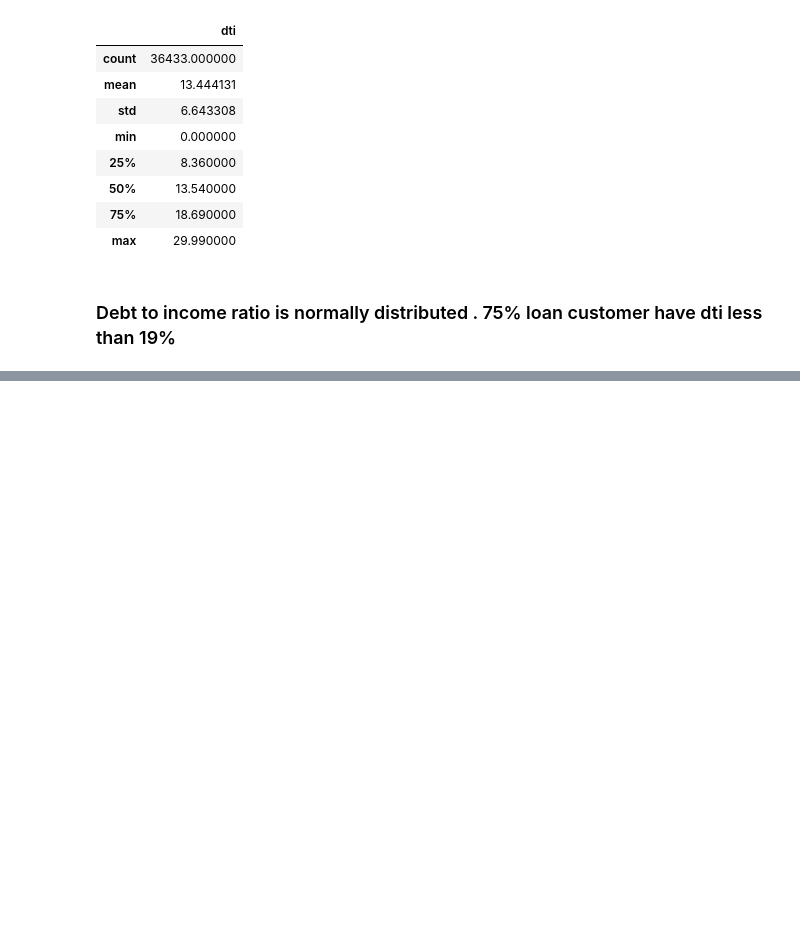
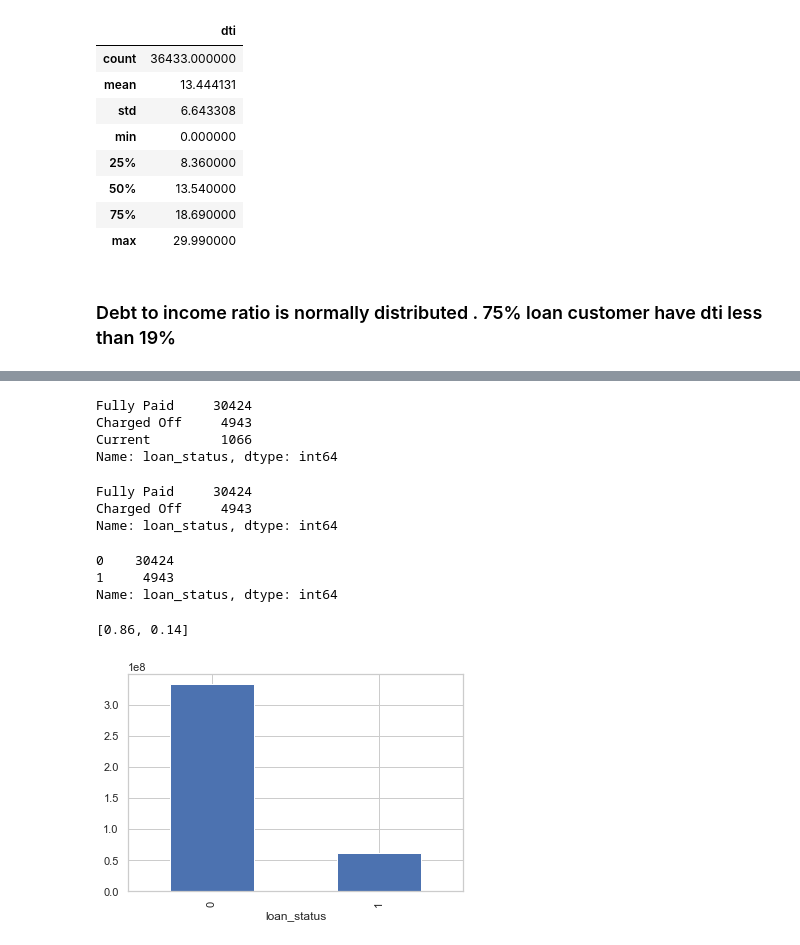
Before and after one commit to nveenkumr/Lending-Club-Case-Study, a Jupyter notebook: Lending_Club_Case_Study.ipynb, the cells around one changed output, grey strips where cells are left out. Saved outputs shown, nothing was run; the diff lists cells and outputs as text; code cells hidden in the pictures; blank space fills up the shorter version.

```diff
--- a/Lending_Club_Case_Study.ipynb
+++ b/Lending_Club_Case_Study.ipynb
@@ -573,0 +601,21 @@ dfloan2[['dti']].describe()
+# %%
+# we can see below are the post assigned columns excluding id and member id also as these columns are unique
+postassignedloancols = [
+'id',
+'member_id',
+'out_prncp',
+'out_prncp_inv',
+'total_pymnt',
+'total_pymnt_inv',
+'total_rec_prncp',
+'total_rec_int',
+'total_rec_late_fee',
+'recoveries',
+'collection_recovery_fee',
+'last_pymnt_d',
+'last_pymnt_amnt',
+'last_credit_pull_d',
+'inq_last_6mths',
+'delinq_2yrs',
+]
+dfloan3 = dfloan2.loc[:,~dfloan2.columns.isin(postassignedloancols)]
@@ -573,0 +642,33 @@ dfloan2[['dti']].describe()
+# %%
+#There are 3 categories of loan status
+dfloan3.loan_status.value_counts()
+# %% [output]
+Fully Paid     30424
+Charged Off     4943
+Current         1066
+Name: loan_status, dtype: int64
+# %%
+# Current loan status can be excluded from analysis as it will not add any value as user is still availing loan
+# we will be analyzing either fully paid loans or default loans .
+dfloan3 = dfloan3[dfloan3.loan_status!='Current']
+dfloan3.loan_status.value_counts()
+# %% [output]
+Fully Paid     30424
+Charged Off     4943
+Name: loan_status, dtype: int64
+# %%
+#Converting fully paid and charged off to 0 and 1
+dfloan3.loan_status = dfloan3.loan_status.apply(lambda x : 0 if x=='Fully Paid' else 1)
+#converting to numeric
+dfloan3.loan_status = dfloan3.loan_status.apply(lambda x :pd.to_numeric(x))
+#checking the default percentage
+print(dfloan3.loan_status.value_counts())
+# %% [output]
+0    30424
+1     4943
+Name: loan_status, dtype: int64
+# %%
+# checking the fully paid and default percentage which is 86% and 14 %
+print( [ round(i/len(dfloan3.index) , 3) for i in dfloan3.loan_status.value_counts().tolist()])
+# %% [output]
+[0.86, 0.14]
@@ -573,0 +685,6 @@ dfloan2[['dti']].describe()
+# %%
+# we can see more amount for fully paid
+dfloan3.groupby('loan_status')['loan_amnt'].sum().plot.bar()
+plt.show()
+# %% [output]
+[figure, added]
```
Also changed, not shown: parts of 112 cells of this notebook.
